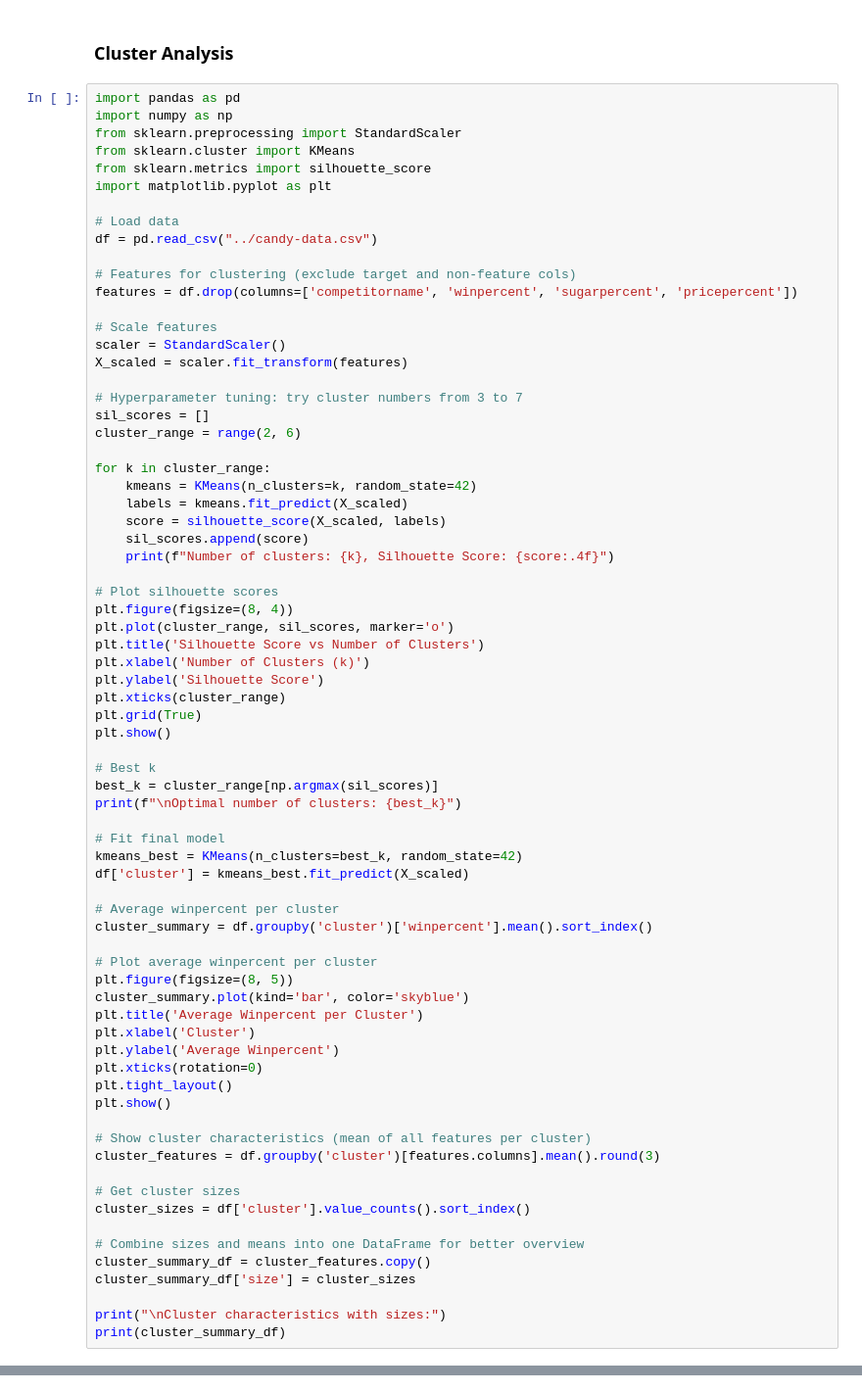
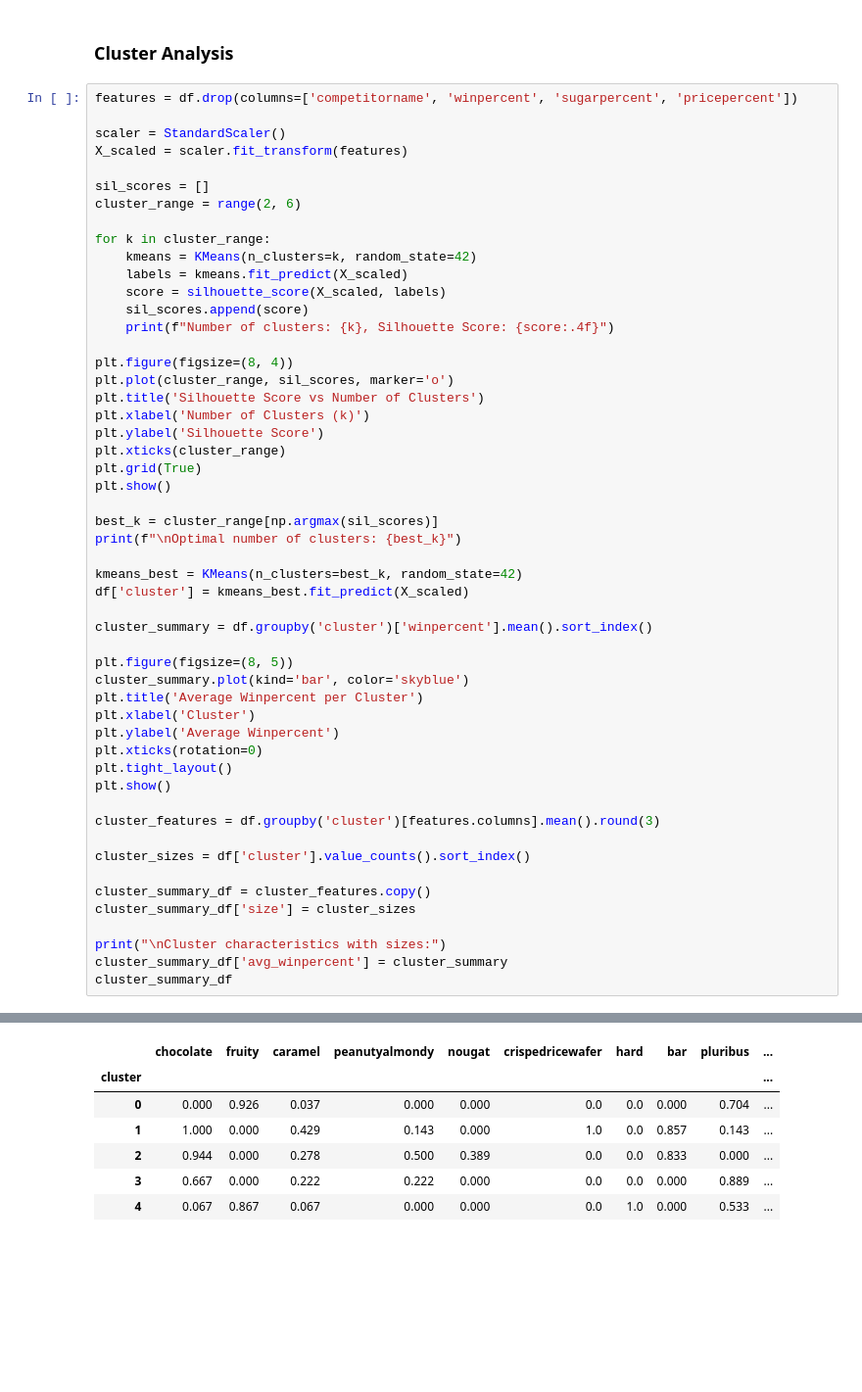
Before and after one commit to agiedke/candy_case, a Jupyter notebook: notebooks/notebook_2_modeling.ipynb, the cells around one changed output, grey strips where cells are left out. Shown: that part at 98% size. Drawn from its saved outputs; the diff is of its cells as text; blank space fills up the shorter version.

```diff
--- a/notebooks/notebook_2_modeling.ipynb
+++ b/notebooks/notebook_2_modeling.ipynb
@@ -327,24 +273,11 @@ shap.dependence_plot(
 # %% [markdown]
 ### Cluster Analysis
 # %%
-import pandas as pd
-import numpy as np
-from sklearn.preprocessing import StandardScaler
-from sklearn.cluster import KMeans
-from sklearn.metrics import silhouette_score
-import matplotlib.pyplot as plt
-
-# Load data
-df = pd.read_csv("../candy-data.csv")
-
-# Features for clustering (exclude target and non-feature cols)
 features = df.drop(columns=['competitorname', 'winpercent', 'sugarpercent', 'pricepercent'])
 
-# Scale features
 scaler = StandardScaler()
 X_scaled = scaler.fit_transform(features)
 
-# Hyperparameter tuning: try cluster numbers from 3 to 7
 sil_scores = []
 cluster_range = range(2, 6)
 
@@ -355,7 +288,6 @@ for k in cluster_range:
     sil_scores.append(score)
     print(f"Number of clusters: {k}, Silhouette Score: {score:.4f}")
 
-# Plot silhouette scores
 plt.figure(figsize=(8, 4))
 plt.plot(cluster_range, sil_scores, marker='o')
 plt.title('Silhouette Score vs Number of Clusters')
@@ -365,18 +297,14 @@ plt.xticks(cluster_range)
 plt.grid(True)
 plt.show()
 
-# Best k
 best_k = cluster_range[np.argmax(sil_scores)]
 print(f"\nOptimal number of clusters: {best_k}")
 
-# Fit final model
 kmeans_best = KMeans(n_clusters=best_k, random_state=42)
 df['cluster'] = kmeans_best.fit_predict(X_scaled)
 
-# Average winpercent per cluster
 cluster_summary = df.groupby('cluster')['winpercent'].mean().sort_index()
 
-# Plot average winpercent per cluster
 plt.figure(figsize=(8, 5))
 cluster_summary.plot(kind='bar', color='skyblue')
 plt.title('Average Winpercent per Cluster')
@@ -386,18 +314,16 @@ plt.xticks(rotation=0)
 plt.tight_layout()
 plt.show()
 
-# Show cluster characteristics (mean of all features per cluster)
 cluster_features = df.groupby('cluster')[features.columns].mean().round(3)
 
-# Get cluster sizes
 cluster_sizes = df['cluster'].value_counts().sort_index()
 
-# Combine sizes and means into one DataFrame for better overview
 cluster_summary_df = cluster_features.copy()
 cluster_summary_df['size'] = cluster_sizes
 
 print("\nCluster characteristics with sizes:")
-print(cluster_summary_df)
+cluster_summary_df['avg_winpercent'] = cluster_summary
+cluster_summary_df
 # %% [output]
 Number of clusters: 2, Silhouette Score: 0.3732
 Number of clusters: 3, Silhouette Score: 0.3512
@@ -424,0 +336,7 @@ cluster
+|  | chocolate | fruity | caramel | peanutyalmondy | nougat | crispedricewafer | hard | bar | pluribus | ... |
+| cluster |  |  |  |  |  |  |  |  |  | ... |
+| 0 | 0.000 | 0.926 | 0.037 | 0.000 | 0.000 | 0.0 | 0.0 | 0.000 | 0.704 | ... |
+| 1 | 1.000 | 0.000 | 0.429 | 0.143 | 0.000 | 1.0 | 0.0 | 0.857 | 0.143 | ... |
+| 2 | 0.944 | 0.000 | 0.278 | 0.500 | 0.389 | 0.0 | 0.0 | 0.833 | 0.000 | ... |
+| 3 | 0.667 | 0.000 | 0.222 | 0.222 | 0.000 | 0.0 | 0.0 | 0.000 | 0.889 | ... |
+| 4 | 0.067 | 0.867 | 0.067 | 0.000 | 0.000 | 0.0 | 1.0 | 0.000 | 0.533 | ... |
```
Also changed, not shown: parts of 22 cells of this notebook, 4 other files.
